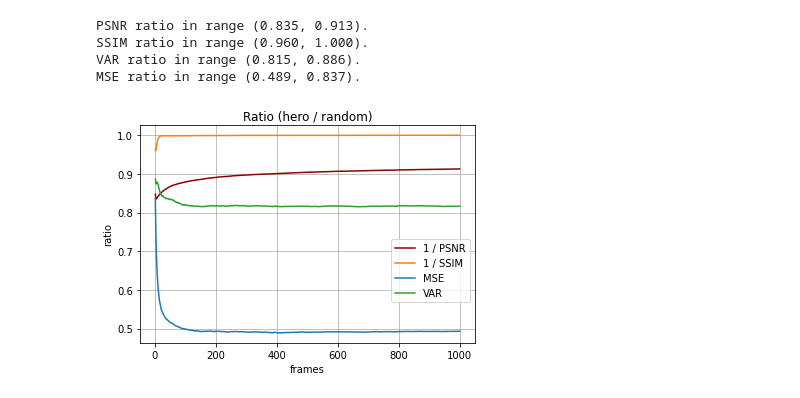
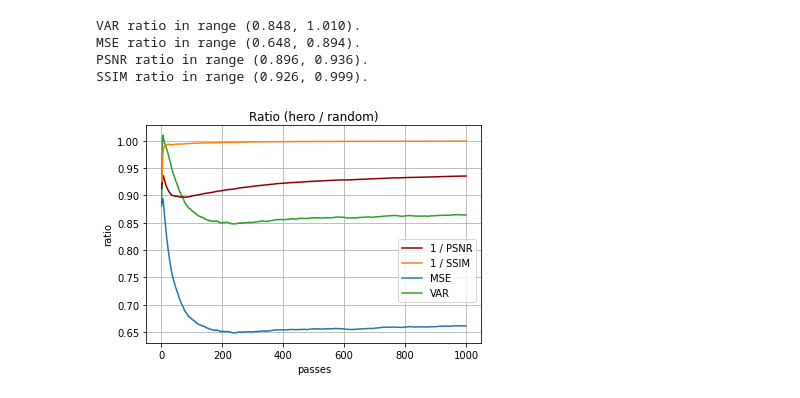
Before and after one commit to joeftiger/rust-v2-error, a Jupyter notebook: main.ipynb, the cells around one changed output. Drawn from its saved outputs; the diff is of its cells as text; code cells hidden in the pictures.

Commit message:
rename frames -> passes

```diff
--- a/main.ipynb
+++ b/main.ipynb
@@ -1,6 +1,6 @@
 # %%
 MAX_FRAMES = 200
-PATH = "./cornell"
+PATH = "./refracting-spheres"
 
 # is the path tracing method inside the errors.json?
 HAS_PATH = False
@@ -99,36 +99,36 @@ for e, hero_y in hero.items():
 
     if e == "PSNR":
         color = "darkred"
     elif e == "SSIM":
         color = "tab:orange"
     elif e == "MSE":
         color = "tab:blue"
     else:
         color = "tab:green"
 
     x = np.arange(1, len(ratio) + 1)
     ax.plot(x, ratio, label=label, color=color)
 
     print("{} ratio in range ({:.3f}, {:.3f}).".format(e, ratio.min(), ratio.max()))
     # if e == "VAR":
     #     print(hero_y[:10]);
     #     print(random[e][:10]);
     #     print(ratio[:10])
 
 ax.grid(visible=True)
-ax.set_xlabel("frames")
+ax.set_xlabel("passes")
 ax.set_ylabel("ratio")
 ax.set_title("Ratio (hero / random)")
 
 handles,labels = ax.get_legend_handles_labels()
 handels, labels = zip(*sorted(zip(handles, labels), key=lambda t: t[1]))
 ax.legend(handels, labels, loc="best", bbox_to_anchor=(0.5, 0, 0.5, 0.5))
 
 fig.savefig("{}/ratio.png".format(PATH), dpi=200)
 plt.show()
 # %% [output]
-PSNR ratio in range (0.835, 0.913).
-SSIM ratio in range (0.960, 1.000).
-VAR ratio in range (0.815, 0.886).
-MSE ratio in range (0.489, 0.837).
+VAR ratio in range (0.848, 1.010).
+MSE ratio in range (0.648, 0.894).
+PSNR ratio in range (0.896, 0.936).
+SSIM ratio in range (0.926, 0.999).
-[figure, old version]
+[figure, new version]
```
Also changed, not shown: parts of 1 cell of this notebook, 12 other files.
